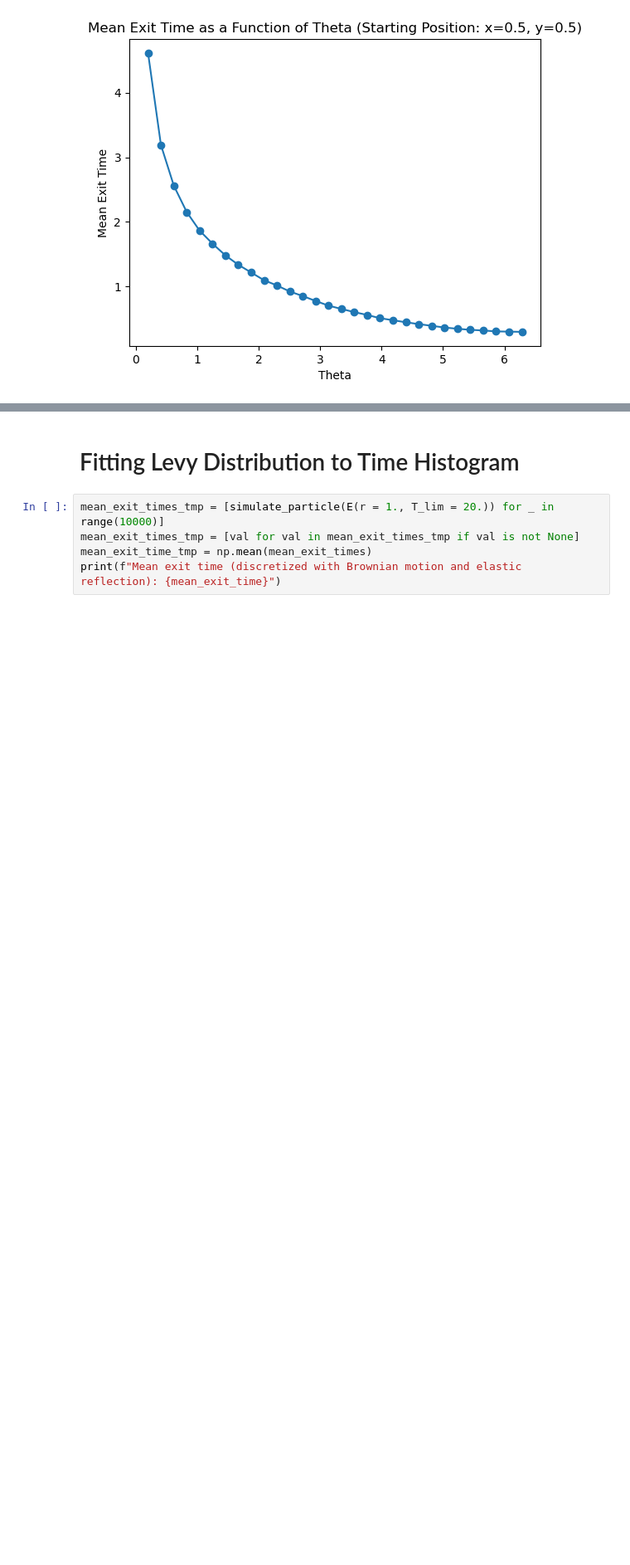
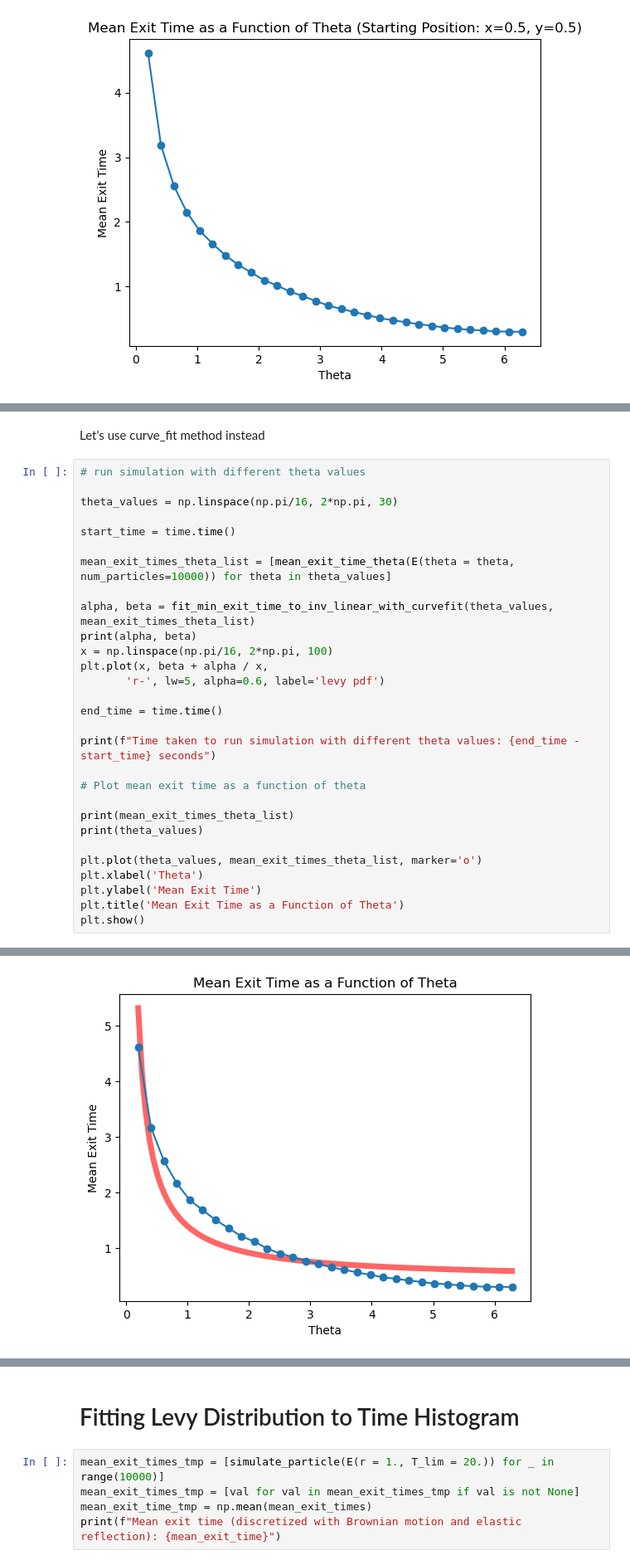
Before and after one commit to keshavganesh1/Stochastic-processes-particle-diffusion, a Jupyter notebook: particle_diffusion_cont.ipynb, the cells around one changed output, grey strips where cells are left out. Shown at 83% size. Saved outputs shown, nothing was run; the diff lists cells and outputs as text; blank space fills up the shorter version.

```diff
--- a/particle_diffusion_cont.ipynb
+++ b/particle_diffusion_cont.ipynb
@@ -244,0 +401,32 @@ plt.show()
+# %% [markdown]
+Let's use curve_fit method instead
+# %%
+# run simulation with different theta values
+
+theta_values = np.linspace(np.pi/16, 2*np.pi, 30)
+
+start_time = time.time()
+
+mean_exit_times_theta_list = [mean_exit_time_theta(E(theta = theta, num_particles=10000)) for theta in theta_values]
+
+alpha, beta = fit_min_exit_time_to_inv_linear_with_curvefit(theta_values, mean_exit_times_theta_list)
+print(alpha, beta)
+x = np.linspace(np.pi/16, 2*np.pi, 100)
+plt.plot(x, beta + alpha / x,
+       'r-', lw=5, alpha=0.6, label='levy pdf')
+
+end_time = time.time()
+
+print(f"Time taken to run simulation with different theta values: {end_time - start_time} seconds")
+
+# Plot mean exit time as a function of theta
+
+print(mean_exit_times_theta_list)
+print(theta_values)
+
+plt.plot(theta_values, mean_exit_times_theta_list, marker='o')
+plt.xlabel('Theta')
+plt.ylabel('Mean Exit Time')
+plt.title('Mean Exit Time as a Function of Theta')
+plt.show()
+# %% [output]
@@ -244,0 +441 @@ plt.show()
+[figure, added]
```
Also changed, not shown: parts of 19 cells of this notebook.
